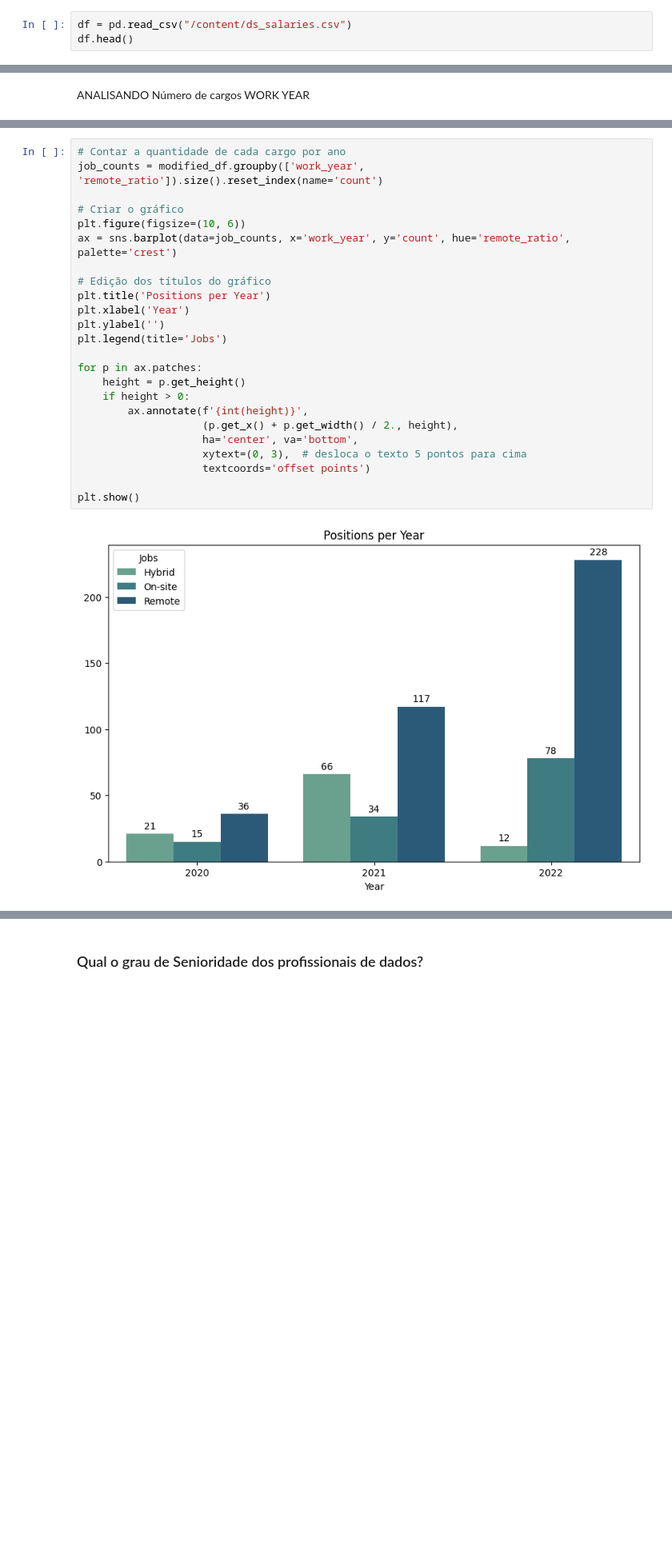
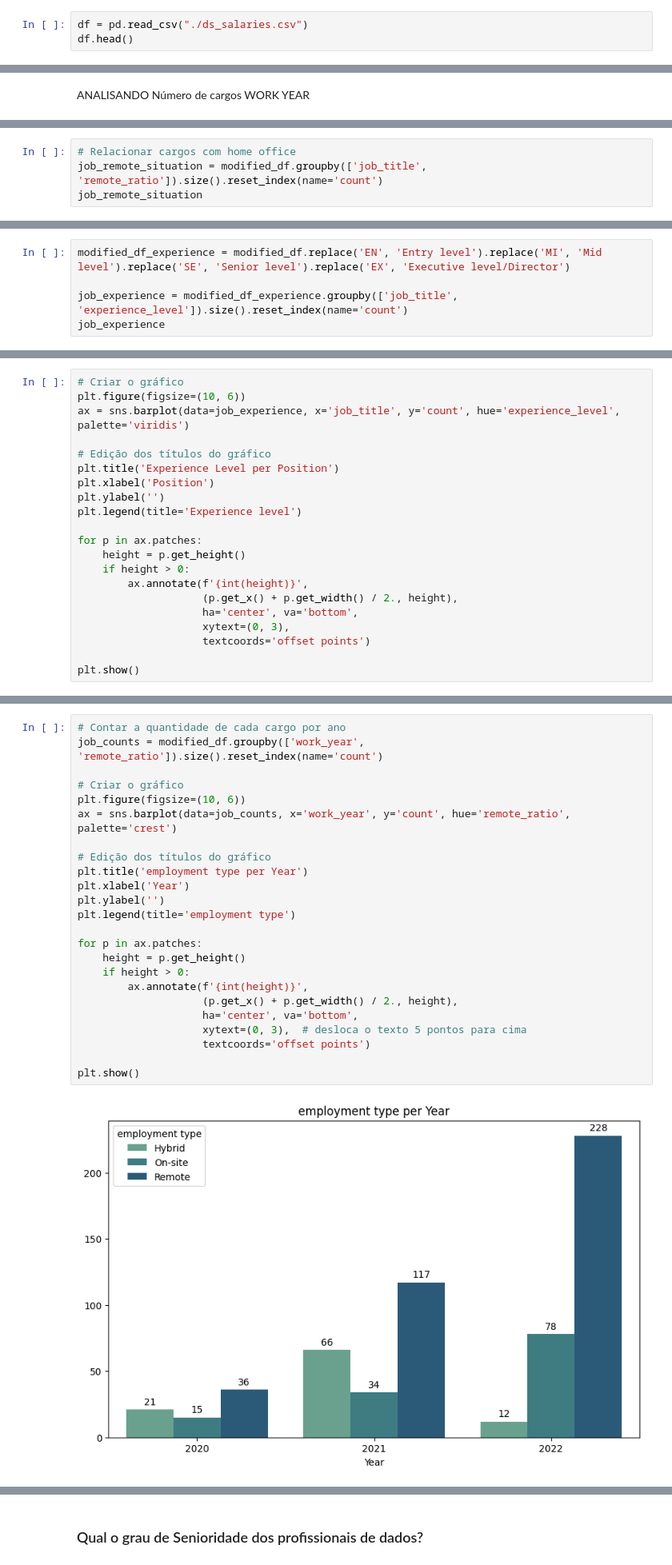
Before and after one commit to wesiley/Data-Scientist-Job-Salaries-EDA, a Jupyter notebook: Data_Science_EDA.ipynb, the cells around one changed output, grey strips where cells are left out. Shown at 80% size. Drawn from its saved outputs; the diff is of its cells as text; blank space fills up the shorter version.

```diff
--- a/Data_Science_EDA.ipynb
+++ b/Data_Science_EDA.ipynb
@@ -91,7 +91,7 @@ import seaborn as sns
 # %% [markdown]
 Importação do Dataset
 # %%
-df = pd.read_csv("/content/ds_salaries.csv")
+df = pd.read_csv("./ds_salaries.csv")
 df.head()
 # %% [output]
 |  | Unnamed: 0 | work_year | experience_level | employment_type | job_title | salary | salary_currency | ... |
@@ -492,0 +577,4 @@ fazendo o comparativo dos cargos a cada ano, em 2020 e 2021, o cargo com maior n
+# %%
+# Relacionar cargos com home office
+job_remote_situation = modified_df.groupby(['job_title', 'remote_ratio']).size().reset_index(name='count')
+job_remote_situation
@@ -492,0 +660,5 @@ fazendo o comparativo dos cargos a cada ano, em 2020 e 2021, o cargo com maior n
+# %%
+modified_df_experience = modified_df.replace('EN', 'Entry level').replace('MI', 'Mid level').replace('SE', 'Senior level').replace('EX', 'Executive level/Director')
+
+job_experience = modified_df_experience.groupby(['job_title', 'experience_level']).size().reset_index(name='count')
+job_experience
@@ -492,0 +683,21 @@ fazendo o comparativo dos cargos a cada ano, em 2020 e 2021, o cargo com maior n
+# %%
+# Criar o gráfico
+plt.figure(figsize=(10, 6))
+ax = sns.barplot(data=job_experience, x='job_title', y='count', hue='experience_level', palette='viridis')
+
+# Edição dos títulos do gráfico
+plt.title('Experience Level per Position')
+plt.xlabel('Position')
+plt.ylabel('')
+plt.legend(title='Experience level')
+
+for p in ax.patches:
+    height = p.get_height()
+    if height > 0:
+        ax.annotate(f'{int(height)}',
+                    (p.get_x() + p.get_width() / 2., height),
+                    ha='center', va='bottom',
+                    xytext=(0, 3),
+                    textcoords='offset points')
+
+plt.show()
@@ -493,29 +720,29 @@ fazendo o comparativo dos cargos a cada ano, em 2020 e 2021, o cargo com maior n
 # %%
 # Contar a quantidade de cada cargo por ano
 job_counts = modified_df.groupby(['work_year', 'remote_ratio']).size().reset_index(name='count')
 
 # Criar o gráfico
 plt.figure(figsize=(10, 6))
 ax = sns.barplot(data=job_counts, x='work_year', y='count', hue='remote_ratio', palette='crest')
 
 # Edição dos títulos do gráfico
-plt.title('Positions per Year')
+plt.title('employment type per Year')
 plt.xlabel('Year')
 plt.ylabel('')
-plt.legend(title='Jobs')
+plt.legend(title='employment type')
 
 for p in ax.patches:
     height = p.get_height()
     if height > 0:
         ax.annotate(f'{int(height)}',
                     (p.get_x() + p.get_width() / 2., height),
                     ha='center', va='bottom',
                     xytext=(0, 3),  # desloca o texto 5 pontos para cima
                     textcoords='offset points')
 
 plt.show()
 # %% [output]
-[figure, old version]
+[figure, new version]
 # %%
 df['company_location'].value_counts()
 # %% [output]
```
Also changed, not shown: parts of 66 cells of this notebook.
